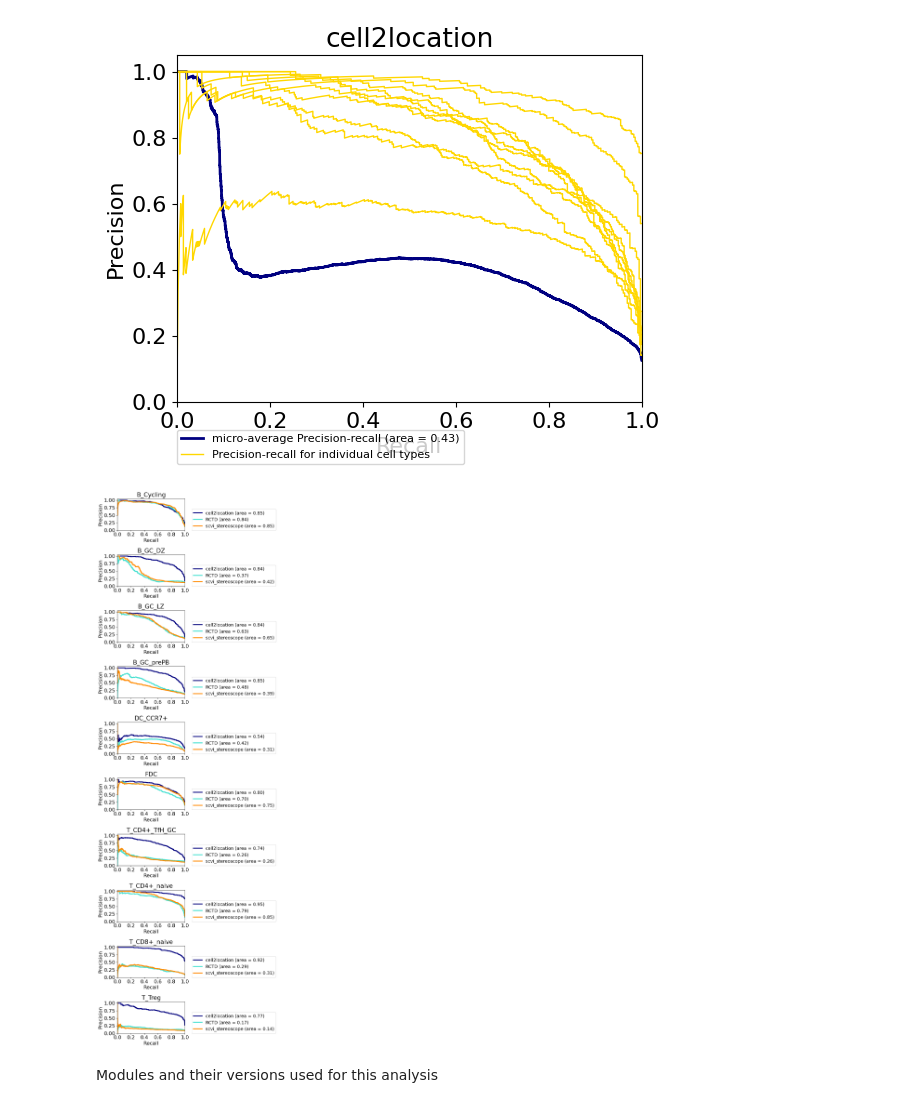
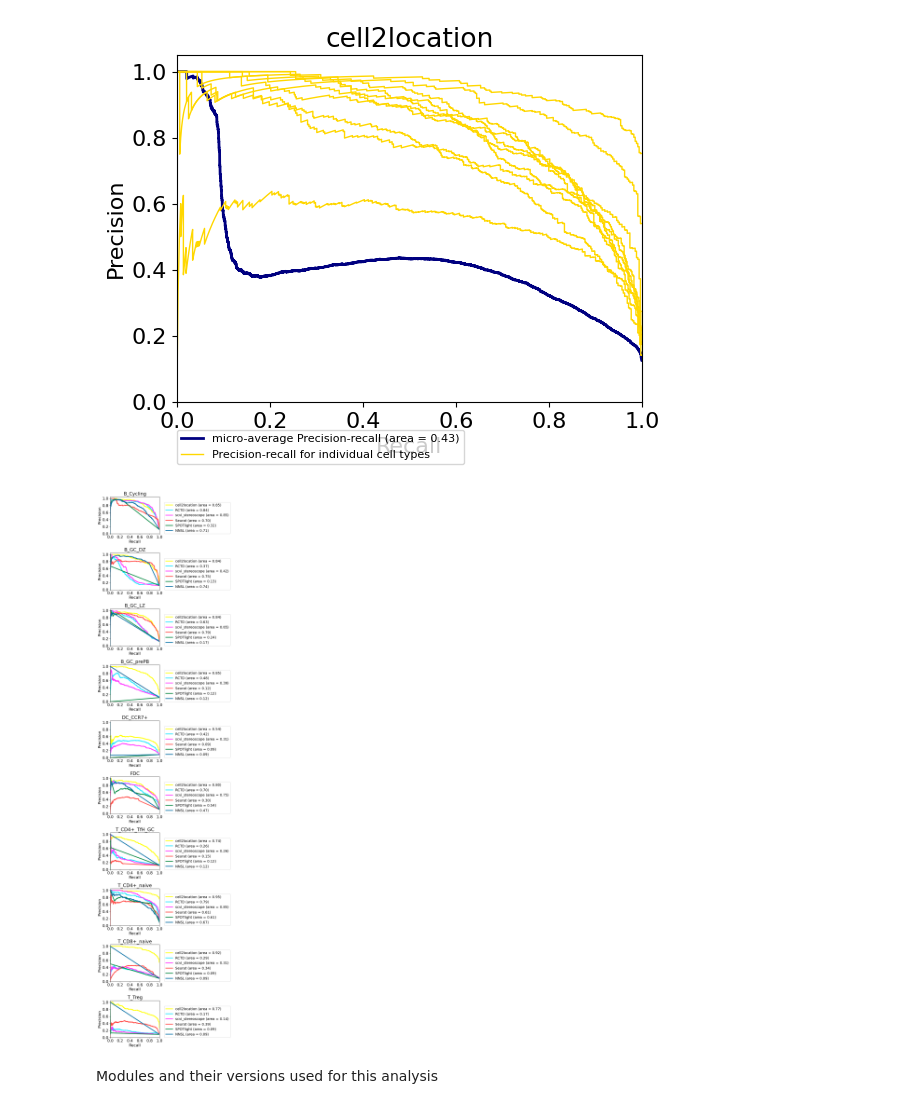
Before and after one commit to vitkl/cell2location_paper, a Jupyter notebook: notebooks/lymph_nodes_analysis/other_methods/benchmark_analysis_4_RP_curves_with_gold_standard.ipynb, the cells around one changed output. Cells and saved outputs as stored; diff of their text form; code cells hidden in the pictures.

Commit message:
PR benchmark on LN data updated with more methods

```diff
--- a/notebooks/lymph_nodes_analysis/benchmark_analysis_4_RP_curves_with_gold_standard.ipynb
+++ b/notebooks/lymph_nodes_analysis/other_methods/benchmark_analysis_4_RP_curves_with_gold_standard.ipynb
@@ -276,3 +294,34 @@ names = names + ['scvi_stereoscope']
+# %%
+results_folder_st = '/nfs/team205/vk7/sanger_projects/cell2location_paper/notebooks/selected_results/benchmarking/lymph_nodes_analysis/'
+
+SPOTlight = pd.read_csv(f'{results_folder_st}SPOTlight/results_hvg5k.csv',
+                       index_col='rn')
+SPOTlight = SPOTlight.drop(columns=['res_ss'])
+from re import sub
+SPOTlight.columns = [sub('\.', '_',i) for i in SPOTlight.columns]
+SPOTlight.columns = [sub('CD4_', 'CD4+',i) for i in SPOTlight.columns]
+SPOTlight.columns = [sub('CD8_', 'CD8+',i) for i in SPOTlight.columns]
+SPOTlight.columns = [sub('CCR7_', 'CCR7+',i) for i in SPOTlight.columns]
+
+# compute cell proportions
+SPOTlight = (SPOTlight.T / SPOTlight.sum(1)).T
+SPOTlight[SPOTlight.isna()] = 0
+
+SPOTlight = SPOTlight.loc[adata_vis.obs_names,col_ind]
+results = results + [SPOTlight]
+names = names + ['SPOTlight']
+# %%
+results_folder_st = '/nfs/team205/vk7/sanger_projects/cell2location_paper/notebooks/selected_results/benchmarking/lymph_nodes_analysis/'
+
+nnls = pd.read_csv(f'{results_folder_st}autogenes_models/coef_nnls_seed.csv', index_col=0).T
+
+# compute cell proportions
+nnls = (nnls.T / nnls.sum(1)).T
+nnls[nnls.isna()] = 0
+
+nnls = nnls.loc[adata_vis.obs_names,col_ind]
+results = results + [nnls]
+names = names + ['NNSL']
 # %%
 pos_cell_count = adata_vis.obs[gold_standard.index].values
 
@@ -311,20 +360,21 @@ with mpl.rc_context({'figure.figsize': (6,5.5), 'font.size': 16}):
 # %%
 mpl.rc_file_defaults()
 mpl.rcParams['pdf.fonttype'] = 42 # enables correct plotting of text
-with mpl.rc_context({'figure.figsize': (8,25), 'font.size': 16}):
+with mpl.rc_context({'figure.figsize': (8,32), 'font.size': 16}):
     for i, ct in enumerate(col_ind):
 
         plt.subplot(len(col_ind), 1, i+1)
         compare_precision_recall(pos_cell_count[:, np.isin(col_ind, ct)].reshape((pos_cell_count.shape[0], 1)),
                                  [i[[ct]] for i in results],
                                  method_title=names,
                                  legend_loc=(1.1, 0),
-                                 colors=['navy', 'turquoise', 'darkorange', 'cornflowerblue', 'teal'])
+                                 #colors=['navy', 'turquoise', 'darkorange', 'cornflowerblue', 'teal']
+                                )
         plt.tight_layout()
         plt.title(ct)
 plt.savefig(fig_path + '/PR_comparison_cell_types.pdf')
 # %% [output]
-[figure, old version]
+[figure, new version]
 # %% [markdown]
 Modules and their versions used for this analysis
 # %%
```
Also changed, not shown: parts of 2 cells of this notebook, 5 other files.
